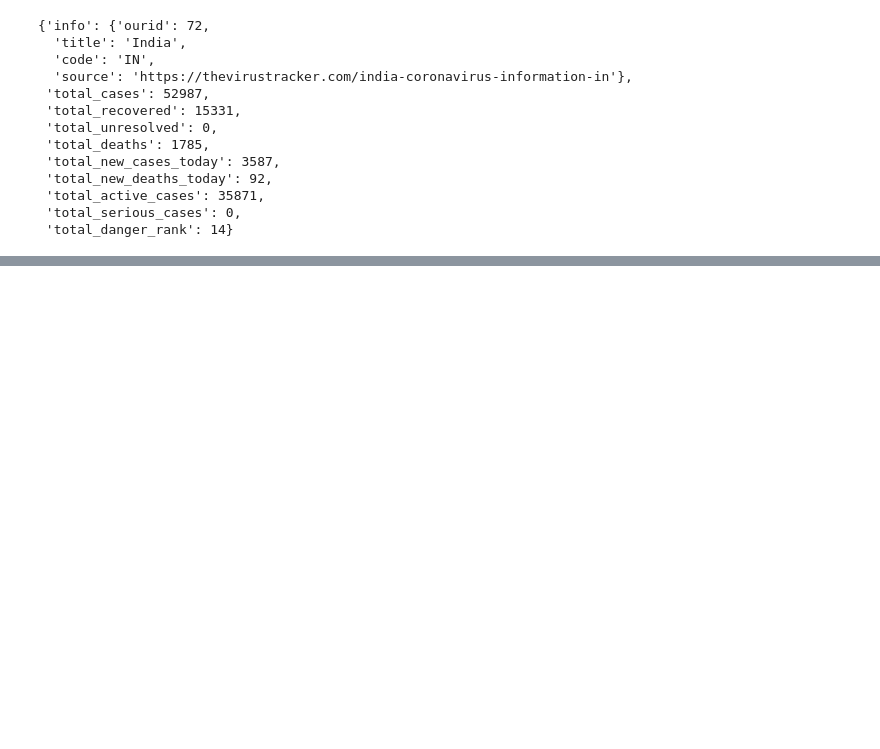
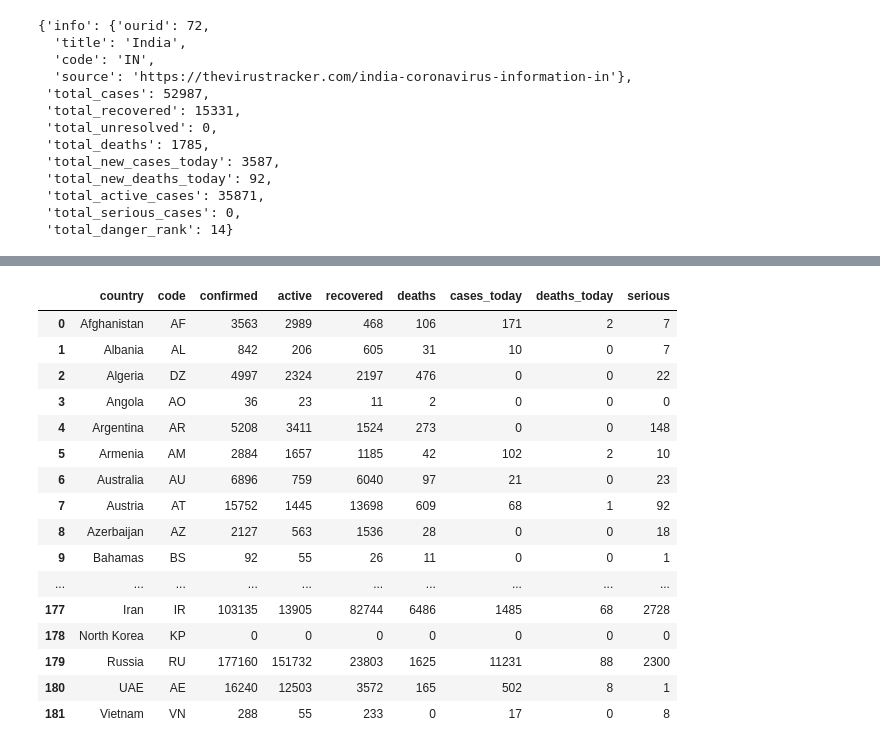
Before and after one commit to aayushgupta97/covid-dash, a Jupyter notebook: Notebooks/The Virus Tracker.ipynb, the cells around one changed output, grey strips where cells are left out. Cells and saved outputs as stored; diff of their text form; code cells hidden in the pictures; blank space fills up the shorter version.

Commit message:
country wise total data from thevirustracker parsed

```diff
--- a/Notebooks/The Virus Tracker.ipynb
+++ b/Notebooks/The Virus Tracker.ipynb
@@ -53,3 +53,6 @@ req['countrydata'][0]
  'total_active_cases': 35871,
  'total_serious_cases': 0,
  'total_danger_rank': 14}
+# %%
+r = requests.get("https://api.thevirustracker.com/free-api?countryTotals=ALL").json()
+r.keys()
@@ -55,0 +81,27 @@ req['countrydata'][0]
+# %%
+data_dict = r['countryitems'][0].copy()
+data_dict['stat']
+del data_dict['stat']
+# %%
+final = dict(
+    country = list(),
+    code = list(),
+    confirmed = list(),
+    active = list(),
+    recovered = list(),
+    deaths = list(),
+    cases_today = list(),
+    deaths_today = list(),
+    serious = list()
+)
+# %%
+for k, v in data_dict.items():
+    final['country'].append(v['title'])
+    final['code'] .append(v['code'])
+    final['confirmed'].append(v['total_cases'])
+    final['active'].append(v['total_active_cases'])
+    final['recovered'].append(v['total_recovered'])
+    final['deaths'].append(v['total_deaths'])
+    final['cases_today'].append(v['total_new_cases_today'])
+    final['deaths_today'].append(v['total_new_deaths_today'])
+    final['serious'].append(v['total_serious_cases'])
@@ -55,0 +128,20 @@ req['countrydata'][0]
+# %%
+pd.DataFrame(final)
+# %% [output]
+|  | country | code | confirmed | active | recovered | deaths | cases_today | deaths_today | serious |
+| 0 | Afghanistan | AF | 3563 | 2989 | 468 | 106 | 171 | 2 | 7 |
+| 1 | Albania | AL | 842 | 206 | 605 | 31 | 10 | 0 | 7 |
+| 2 | Algeria | DZ | 4997 | 2324 | 2197 | 476 | 0 | 0 | 22 |
+| 3 | Angola | AO | 36 | 23 | 11 | 2 | 0 | 0 | 0 |
+| 4 | Argentina | AR | 5208 | 3411 | 1524 | 273 | 0 | 0 | 148 |
+| 5 | Armenia | AM | 2884 | 1657 | 1185 | 42 | 102 | 2 | 10 |
+| 6 | Australia | AU | 6896 | 759 | 6040 | 97 | 21 | 0 | 23 |
+| 7 | Austria | AT | 15752 | 1445 | 13698 | 609 | 68 | 1 | 92 |
+| 8 | Azerbaijan | AZ | 2127 | 563 | 1536 | 28 | 0 | 0 | 18 |
+| 9 | Bahamas | BS | 92 | 55 | 26 | 11 | 0 | 0 | 1 |
+| ... | ... | ... | ... | ... | ... | ... | ... | ... | ... |
+| 177 | Iran | IR | 103135 | 13905 | 82744 | 6486 | 1485 | 68 | 2728 |
+| 178 | North Korea | KP | 0 | 0 | 0 | 0 | 0 | 0 | 0 |
+| 179 | Russia | RU | 177160 | 151732 | 23803 | 1625 | 11231 | 88 | 2300 |
+| 180 | UAE | AE | 16240 | 12503 | 3572 | 165 | 502 | 8 | 1 |
+| 181 | Vietnam | VN | 288 | 55 | 233 | 0 | 17 | 0 | 8 |
```
Also changed, not shown: parts of 4 cells of this notebook, 1 other file.
